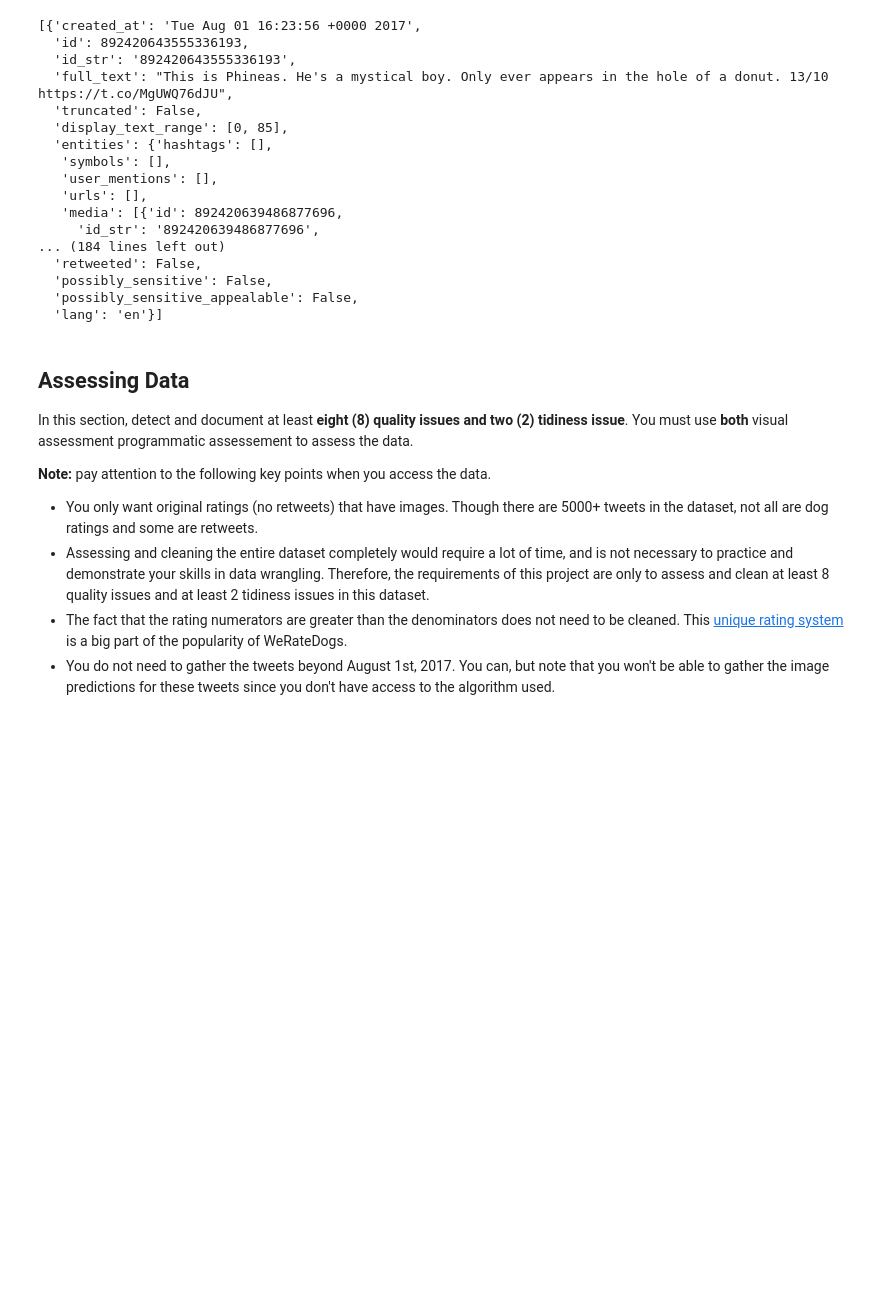
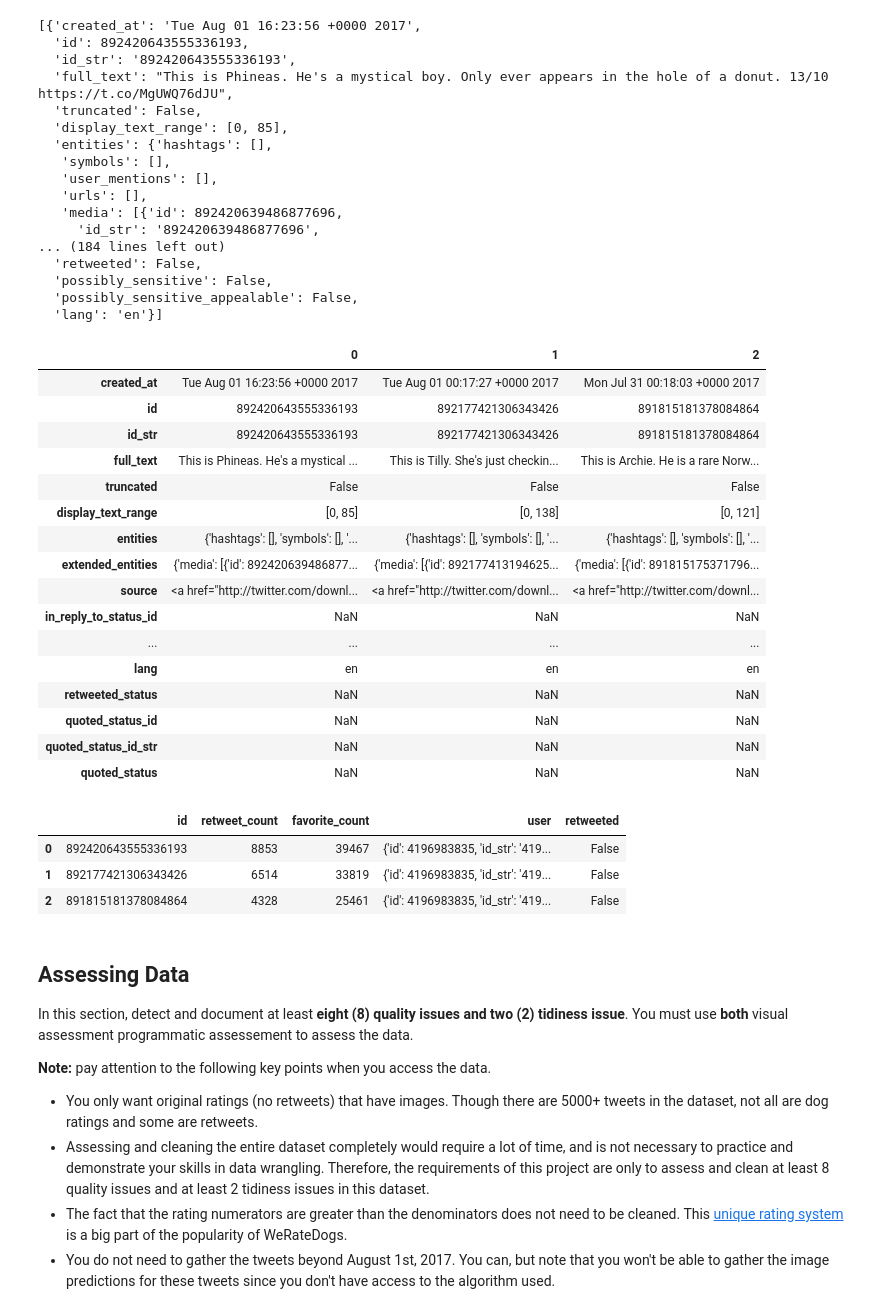
Before and after one commit to patricetg/udacity-data-analyst-project2, a Jupyter notebook: 1 - wrangle_act.ipynb, the cells around one changed output. Cells and saved outputs as stored; diff of their text form; code cells hidden in the pictures; blank space fills up the shorter version.

```diff
--- a/1 - wrangle_act.ipynb
+++ b/1 - wrangle_act.ipynb
@@ -180,7 +196,35 @@ df_list[:2]
   'possibly_sensitive_appealable': False,
   'lang': 'en'}]
 # %%
-tweets_df = pd.DataFrame()
+tweets_df = pd.DataFrame(df_list)
+tweets_df.head(3).T
+# %% [output]
+|  | 0 | 1 | 2 |
+| created_at | Tue Aug 01 16:23:56 +0000 2017 | Tue Aug 01 00:17:27 +0000 2017 | Mon Jul 31 00:18:03 +0000 2017 |
+| id | 892420643555336193 | 892177421306343426 | 891815181378084864 |
+| id_str | 892420643555336193 | 892177421306343426 | 891815181378084864 |
+| full_text | This is Phineas. He's a mystical ... | This is Tilly. She's just checkin... | This is Archie. He is a rare Norw... |
+| truncated | False | False | False |
+| display_text_range | [0, 85] | [0, 138] | [0, 121] |
+| entities | {'hashtags': [], 'symbols': [], '... | {'hashtags': [], 'symbols': [], '... | {'hashtags': [], 'symbols': [], '... |
+| extended_entities | {'media': [{'id': 892420639486877... | {'media': [{'id': 892177413194625... | {'media': [{'id': 891815175371796... |
+| source | <a href="http://twitter.com/downl... | <a href="http://twitter.com/downl... | <a href="http://twitter.com/downl... |
+| in_reply_to_status_id | NaN | NaN | NaN |
+| ... | ... | ... | ... |
+| lang | en | en | en |
+| retweeted_status | NaN | NaN | NaN |
+| quoted_status_id | NaN | NaN | NaN |
+| quoted_status_id_str | NaN | NaN | NaN |
+| quoted_status | NaN | NaN | NaN |
+# %%
+# Keep useful columns while discarding the others, as per the project instructions
+tweets_df = tweets_df[ ["id","retweet_count","favorite_count","user","retweeted"] ]
+tweets_df.head(3)
+# %% [output]
+|  | id | retweet_count | favorite_count | user | retweeted |
+| 0 | 892420643555336193 | 8853 | 39467 | {'id': 4196983835, 'id_str': '419... | False |
+| 1 | 892177421306343426 | 6514 | 33819 | {'id': 4196983835, 'id_str': '419... | False |
+| 2 | 891815181378084864 | 4328 | 25461 | {'id': 4196983835, 'id_str': '419... | False |
 # %% [markdown]
 ## Assessing Data
 In this section, detect and document at least **eight (8) quality issues and two (2) tidiness issue**. You must use **both** visual assessment
```
Also changed, not shown: parts of 122 cells of this notebook.
